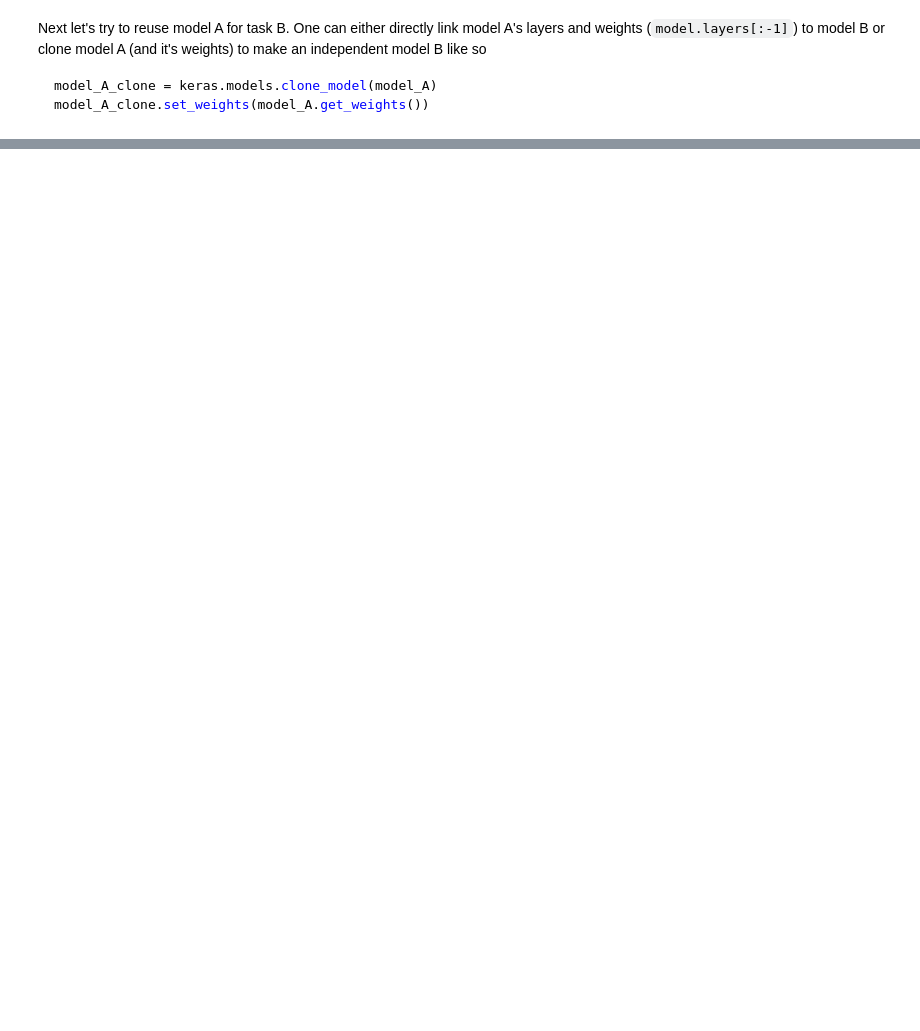
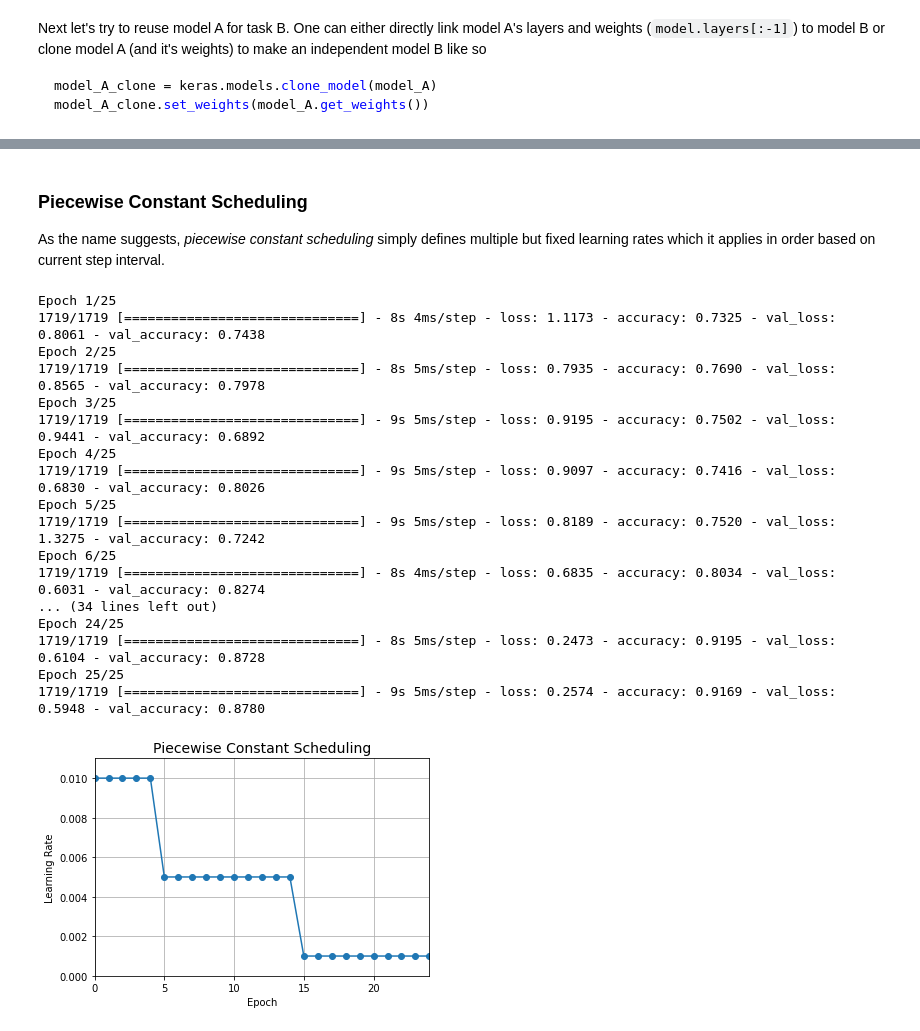
Before and after one commit to matyama/homl, a Jupyter notebook: 11_training_deep_neural_nets.ipynb, the cells around one changed output, grey strips where cells are left out. Saved outputs shown, nothing was run; the diff lists cells and outputs as text; code cells hidden in the pictures; blank space fills up the shorter version.

```diff
--- a/11_training_deep_neural_nets.ipynb
+++ b/11_training_deep_neural_nets.ipynb
@@ -729,0 +966,67 @@ optimizer = keras.optimizers.Nadam(lr=0.001, beta_1=0.9, beta_2=0.999)
+# %% [markdown]
+### Piecewise Constant Scheduling
+As the name suggests, *piecewise constant scheduling* simply defines multiple but fixed learning rates which it applies in order based on current step interval.
+# %%
+# Simple version of a piecewise constant schedule
+def piecewise_constant_fn(epoch):
+    if epoch < 5:
+        return 0.01
+    elif epoch < 15:
+        return 0.005
+    else:
+        return 0.001
+
+# More general version of piecewise constant schedule
+def piecewise_constant(boundaries, values):
+    boundaries = np.array([0] + boundaries)
+    values = np.array(values)
+    def piecewise_constant_fn(epoch):
+        return values[np.argmax(boundaries > epoch) - 1]
+    return piecewise_constant_fn
+
+# This call creates schedule that is equivalent to the one defined earlier
+piecewise_constant_fn = piecewise_constant([5, 15], [0.01, 0.005, 0.001])
+
+# Make a scheduler callback using the piecewise constant schedule
+lr_scheduler = keras.callbacks.LearningRateScheduler(piecewise_constant_fn)
+
+# Build a model
+model = keras.models.Sequential([
+    keras.layers.Flatten(input_shape=[28, 28]),
+    keras.layers.Dense(300, activation="selu", kernel_initializer="lecun_normal"),
+    keras.layers.Dense(100, activation="selu", kernel_initializer="lecun_normal"),
+    keras.layers.Dense(10, activation="softmax")
+])
+model.compile(loss="sparse_categorical_crossentropy", optimizer="nadam", metrics=["accuracy"])
+
+# Train the model for 25 epochs using the piecewise constant schedule
+n_epochs = 25
+history = model.fit(X_train_scaled, y_train, epochs=n_epochs, validation_data=(X_valid_scaled, y_valid), callbacks=[lr_scheduler])
+
+# Plot the piecewise constant schedule
+plt.plot(history.epoch, [piecewise_constant_fn(epoch) for epoch in history.epoch], "o-")
+plt.axis([0, n_epochs - 1, 0, 0.011])
+plt.xlabel("Epoch")
+plt.ylabel("Learning Rate")
+plt.title("Piecewise Constant Scheduling", fontsize=14)
+plt.grid(True)
+plt.show()
+# %% [output]
+Epoch 1/25
+1719/1719 [==============================] - 8s 4ms/step - loss: 1.1173 - accuracy: 0.7325 - val_loss: 0.8061 - val_accuracy: 0.7438
+Epoch 2/25
+1719/1719 [==============================] - 8s 5ms/step - loss: 0.7935 - accuracy: 0.7690 - val_loss: 0.8565 - val_accuracy: 0.7978
+Epoch 3/25
+1719/1719 [==============================] - 9s 5ms/step - loss: 0.9195 - accuracy: 0.7502 - val_loss: 0.9441 - val_accuracy: 0.6892
+Epoch 4/25
+1719/1719 [==============================] - 9s 5ms/step - loss: 0.9097 - accuracy: 0.7416 - val_loss: 0.6830 - val_accuracy: 0.8026
+Epoch 5/25
+1719/1719 [==============================] - 9s 5ms/step - loss: 0.8189 - accuracy: 0.7520 - val_loss: 1.3275 - val_accuracy: 0.7242
+Epoch 6/25
+1719/1719 [==============================] - 8s 4ms/step - loss: 0.6835 - accuracy: 0.8034 - val_loss: 0.6031 - val_accuracy: 0.8274
+... (34 lines left out)
+Epoch 24/25
+1719/1719 [==============================] - 8s 5ms/step - loss: 0.2473 - accuracy: 0.9195 - val_loss: 0.6104 - val_accuracy: 0.8728
+Epoch 25/25
+1719/1719 [==============================] - 9s 5ms/step - loss: 0.2574 - accuracy: 0.9169 - val_loss: 0.5948 - val_accuracy: 0.8780
+[figure, added]
```
Also changed, not shown: parts of 44 cells of this notebook.
